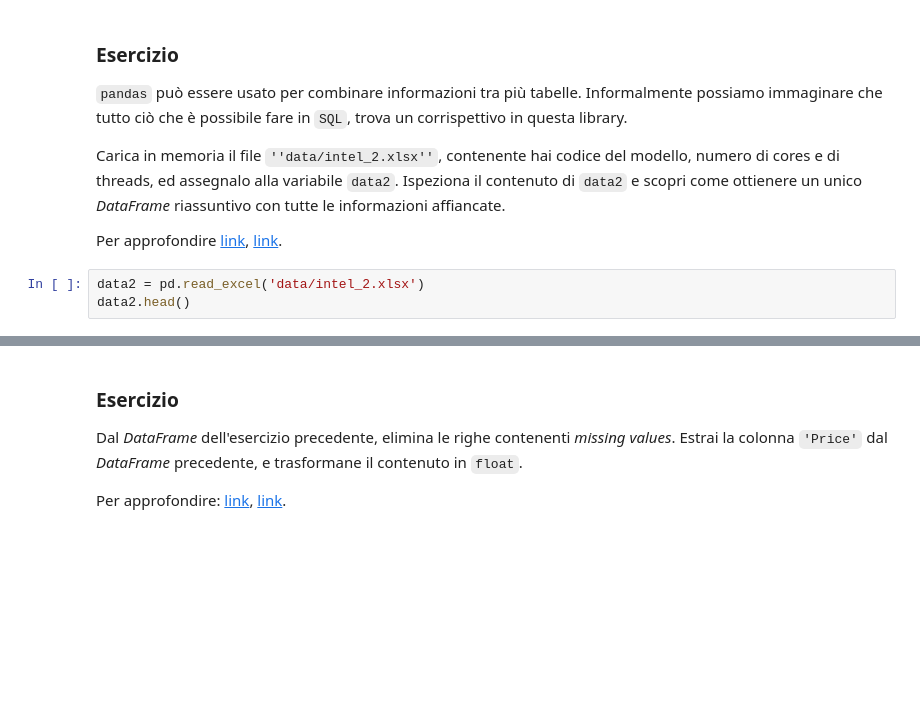
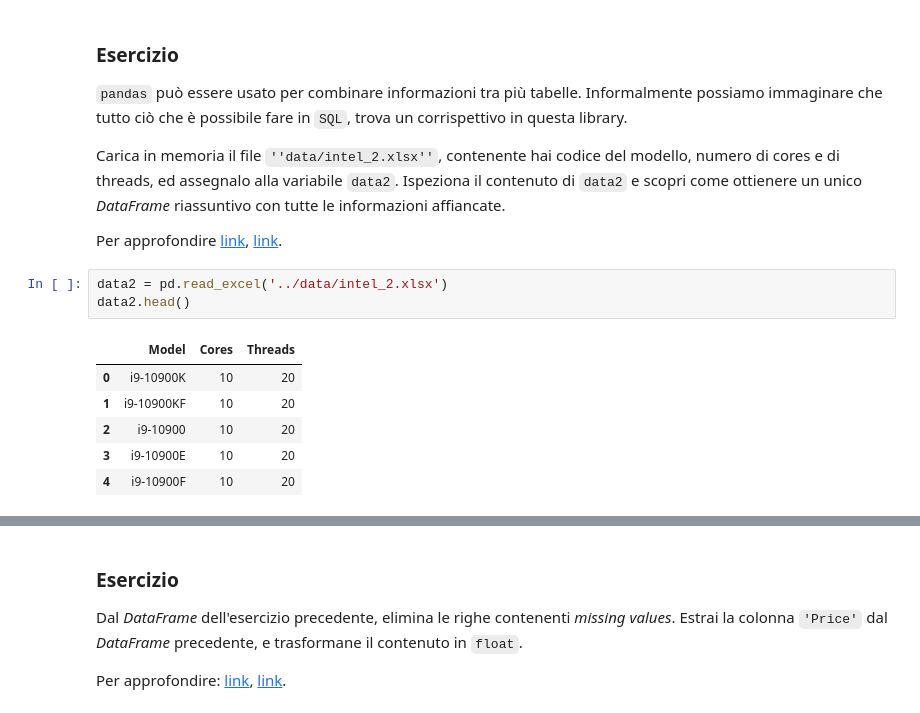
Before and after one commit to advana-hub/modulo-dima-2021, a Jupyter notebook: lezioni/01/soluzioni/lez_1_8_sol_python_intro_pandas.ipynb, the cells around one changed output, grey strips where cells are left out. Drawn from its saved outputs; the diff is of its cells as text; blank space fills up the shorter version.

```diff
--- a/lezioni/01/soluzioni/lez_1_8_sol_python_intro_pandas.ipynb
+++ b/lezioni/01/soluzioni/lez_1_8_sol_python_intro_pandas.ipynb
@@ -122,8 +197,15 @@ Carica in memoria il file `''data/intel_2.xlsx''`, contenente hai codice del mod
 
 Per approfondire [link](https://pandas.pydata.org/docs/user_guide/merging.html), [link](https://pandas.pydata.org/pandas-docs/stable/reference/api/pandas.read_excel.html).
 # %%
-data2 = pd.read_excel('data/intel_2.xlsx')
+data2 = pd.read_excel('../data/intel_2.xlsx')
 data2.head()
+# %% [output]
+|  | Model | Cores | Threads |
+| 0 | i9-10900K | 10 | 20 |
+| 1 | i9-10900KF | 10 | 20 |
+| 2 | i9-10900 | 10 | 20 |
+| 3 | i9-10900E | 10 | 20 |
+| 4 | i9-10900F | 10 | 20 |
 # %%
 data = pd.merge(data1,
                 data2,
```
Also changed, not shown: parts of 32 cells of this notebook, 2 other files.
